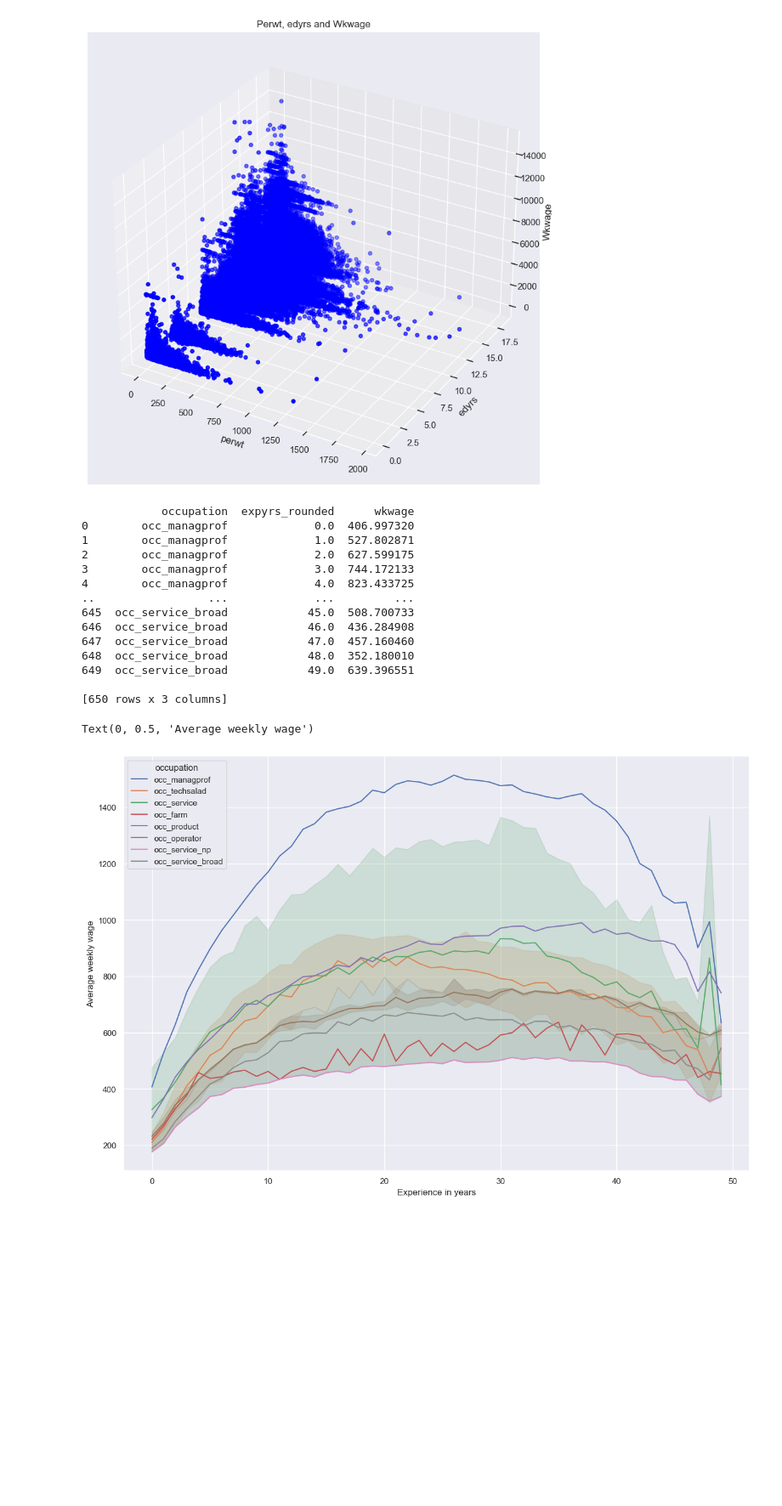
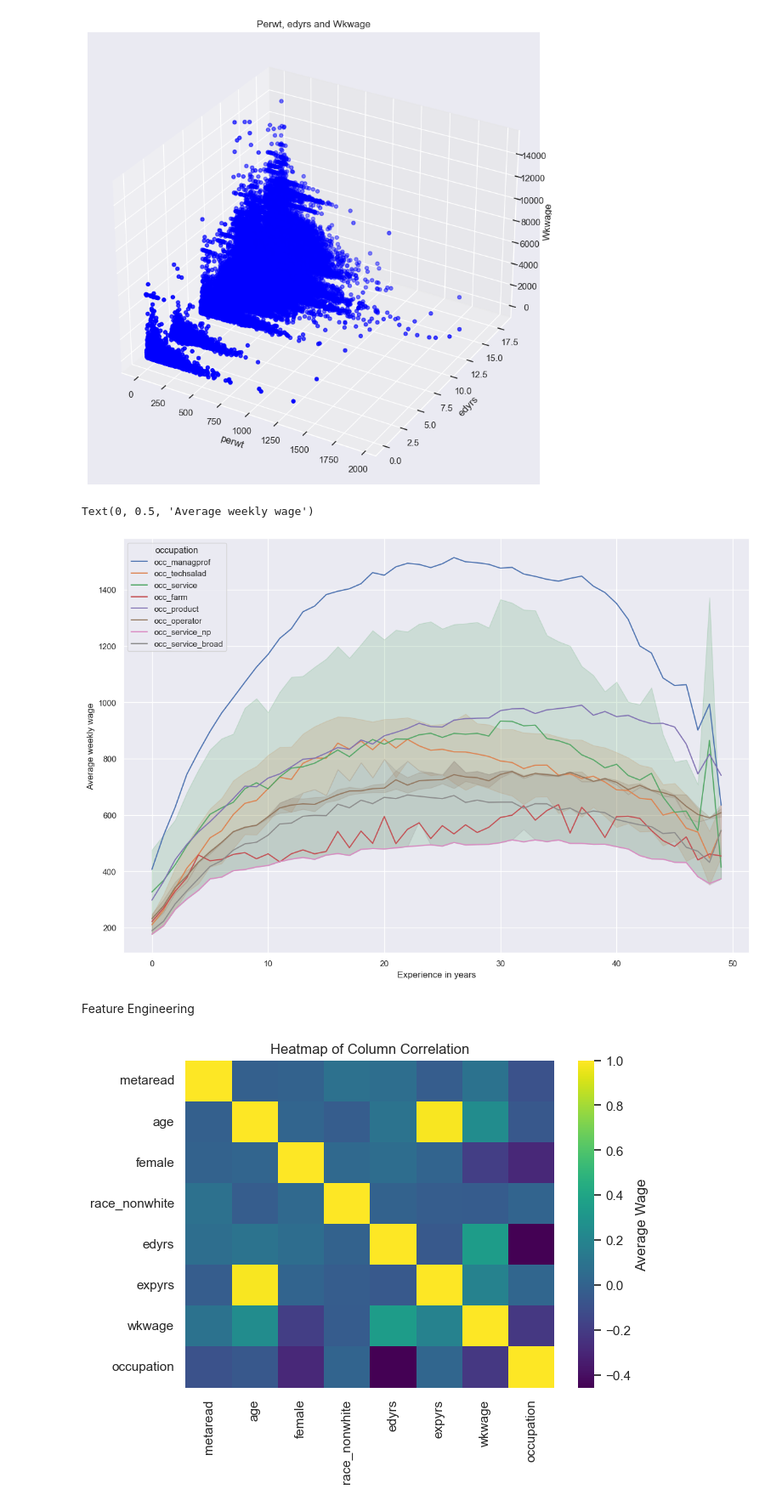
Before and after one commit to Somewhat-Coder/Microwages-ML, a Jupyter notebook: main.ipynb, the cells around one changed output. Shown at 85% size. Saved outputs shown, nothing was run; the diff lists cells and outputs as text; code cells hidden in the pictures; blank space fills up the shorter version.

Commit message:
Data transformation

```diff
--- a/main.ipynb
+++ b/main.ipynb
@@ -244,25 +244,15 @@ for col in cols[:8]:
     result = result.rename(columns={col: 'occupation'})
     occu_data = pd.concat([occu_data, result], ignore_index=True)
 
-print(occu_data)
-
 ax = sns.lineplot(occu_data, x="expyrs_rounded", hue="occupation", y="wkwage")
 ax.set_xlabel('Experience in years')
 ax.set_ylabel('Average weekly wage')
 # %% [output]
-            occupation  expyrs_rounded      wkwage
-0        occ_managprof             0.0  406.997320
-1        occ_managprof             1.0  527.802871
-2        occ_managprof             2.0  627.599175
-3        occ_managprof             3.0  744.172133
-4        occ_managprof             4.0  823.433725
-..                 ...             ...         ...
-645  occ_service_broad            45.0  508.700733
-646  occ_service_broad            46.0  436.284908
-647  occ_service_broad            47.0  457.160460
-648  occ_service_broad            48.0  352.180010
-649  occ_service_broad            49.0  639.396551
-
-[650 rows x 3 columns]
+Text(0, 0.5, 'Average weekly wage')
-Text(0, 0.5, 'Average weekly wage')
 [figure]
+# %% [markdown]
+Feature Engineering
+# %%
+df.corr()
+# %% [output]
+[figure, added]
```
Also changed, not shown: parts of 13 cells of this notebook.
